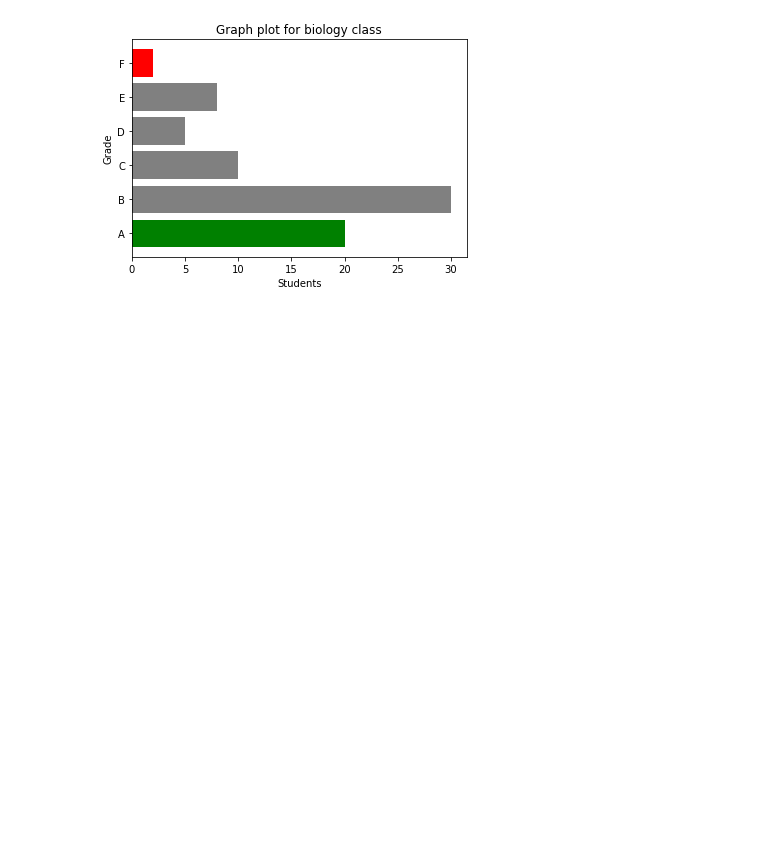
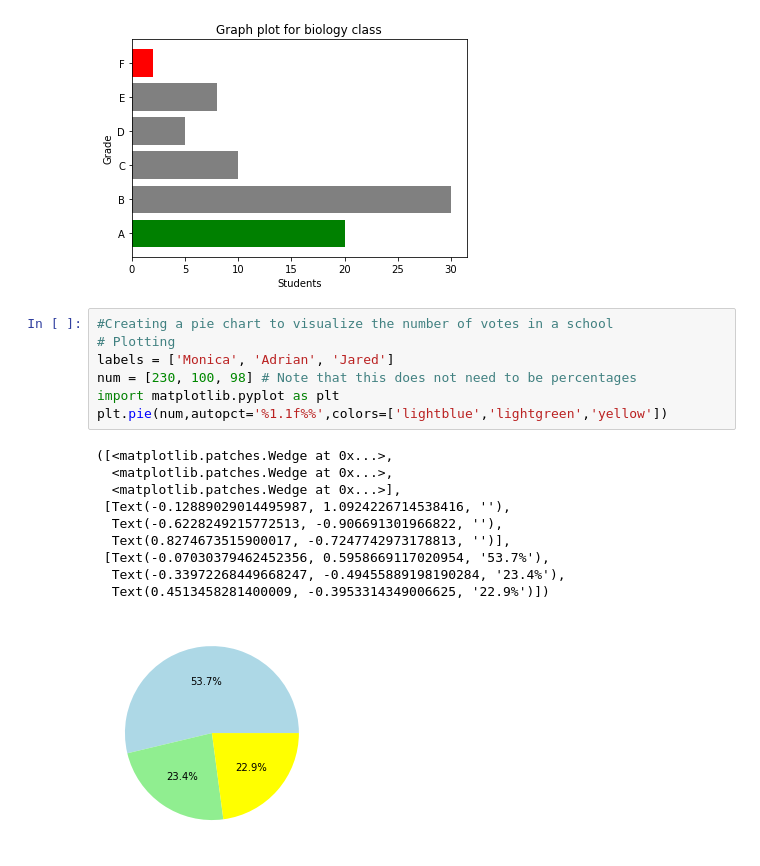
Before and after one commit to codermohit/PacktPub_Python_Workshop, a Jupyter notebook: notes.ipynb, the cells around one changed output. Drawn from its saved outputs; the diff is of its cells as text; blank space fills up the shorter version.

```diff
--- a/notes.ipynb
+++ b/notes.ipynb
@@ -1790,3 +1790,21 @@ plt.barh(grades,students_count, color=['green', 'gray', 'gray', 'gray', 'gray',
 # %% [output]
 <BarContainer object of 6 artists>
 [figure]
+# %%
+#Creating a pie chart to visualize the number of votes in a school
+# Plotting
+labels = ['Monica', 'Adrian', 'Jared']
+num = [230, 100, 98] # Note that this does not need to be percentages
+import matplotlib.pyplot as plt
+plt.pie(num,autopct='%1.1f%%',colors=['lightblue','lightgreen','yellow'])
+# %% [output]
+([<matplotlib.patches.Wedge at 0x...>,
+  <matplotlib.patches.Wedge at 0x...>,
+  <matplotlib.patches.Wedge at 0x...>],
+ [Text(-0.12889029014495987, 1.0924226714538416, ''),
+  Text(-0.6228249215772513, -0.906691301966822, ''),
+  Text(0.8274673515900017, -0.7247742973178813, '')],
+ [Text(-0.07030379462452356, 0.5958669117020954, '53.7%'),
+  Text(-0.33972268449668247, -0.49455889198190284, '23.4%'),
+  Text(0.4513458281400009, -0.3953314349006625, '22.9%')])
+[figure, added]
```
Also changed, not shown: parts of 14 cells of this notebook.
